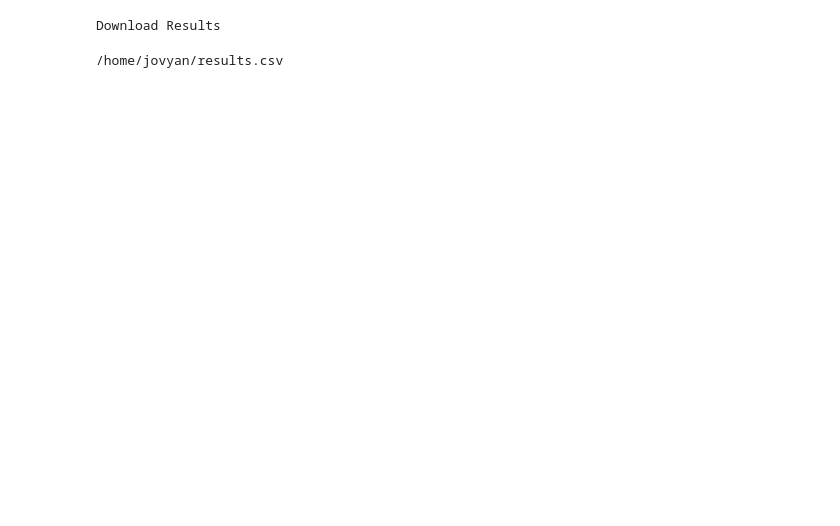
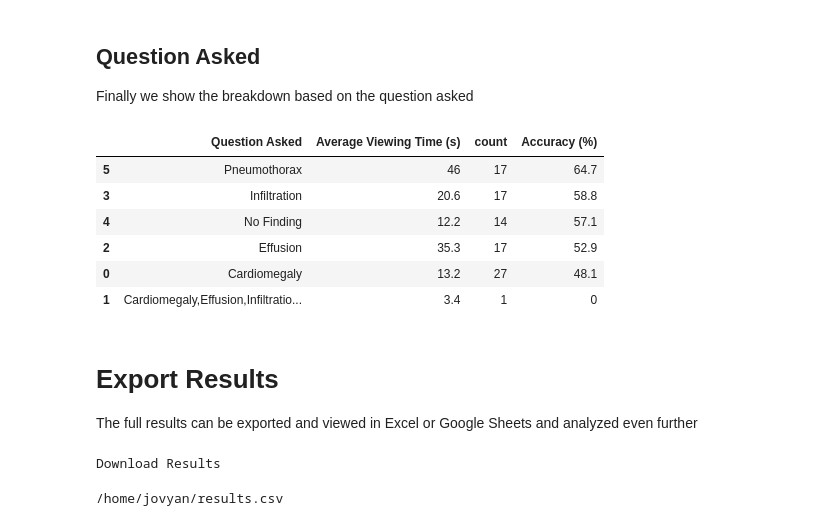
Before and after one commit to chestrays/jupyanno, a Jupyter notebook: dashboard.ipynb, the cells around one changed output. Drawn from its saved outputs; the diff is of its cells as text; code cells hidden in the pictures; blank space fills up the shorter version.

```diff
--- a/dashboard.ipynb
+++ b/dashboard.ipynb
@@ -107,3 +227,31 @@ for c_user, c_df in results_df.groupby('annotator'):
+# %% [markdown]
+## Question Asked
+Finally we show the breakdown based on the question asked
+# %%
+results_df.groupby('task').\
+    agg({'viewing_time': 'mean', 'label': len, 'correct': lambda x: 100*np.mean(x)}).\
+    reset_index().\
+    rename({'label': 'count',
+            'correct': 'Accuracy (%)',
+            'viewing_time': 'Average Viewing Time (s)',
+            'task': 'Question Asked'
+           }, axis=1).\
+    round(1).\
+    sort_values('Accuracy (%)', ascending=False).\
+    style.\
+    background_gradient(cmap='hot', low=.5, high=0).\
+    set_properties(**{'font-size': '12pt'})
+# %% [output]
+|  | Question Asked | Average Viewing Time (s) | count | Accuracy (%) |
+| 5 | Pneumothorax | 46 | 17 | 64.7 |
+| 3 | Infiltration | 20.6 | 17 | 58.8 |
+| 4 | No Finding | 12.2 | 14 | 57.1 |
+| 2 | Effusion | 35.3 | 17 | 52.9 |
+| 0 | Cardiomegaly | 13.2 | 27 | 48.1 |
+| 1 | Cardiomegaly,Effusion,Infiltratio... | 3.4 | 1 | 0 |
+# %% [markdown]
+# Export Results
+The full results can be exported and viewed in Excel or Google Sheets and analyzed even further
 # %%
 results_df.to_csv('results.csv', index = False)
 from IPython.display import FileLink
```
Also changed, not shown: parts of 19 cells of this notebook.
